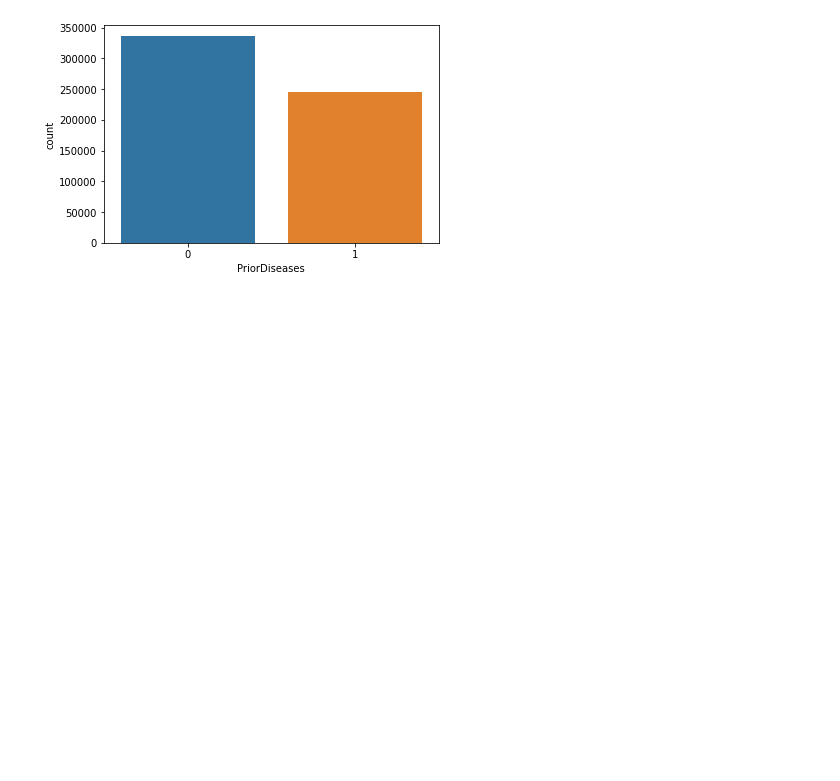
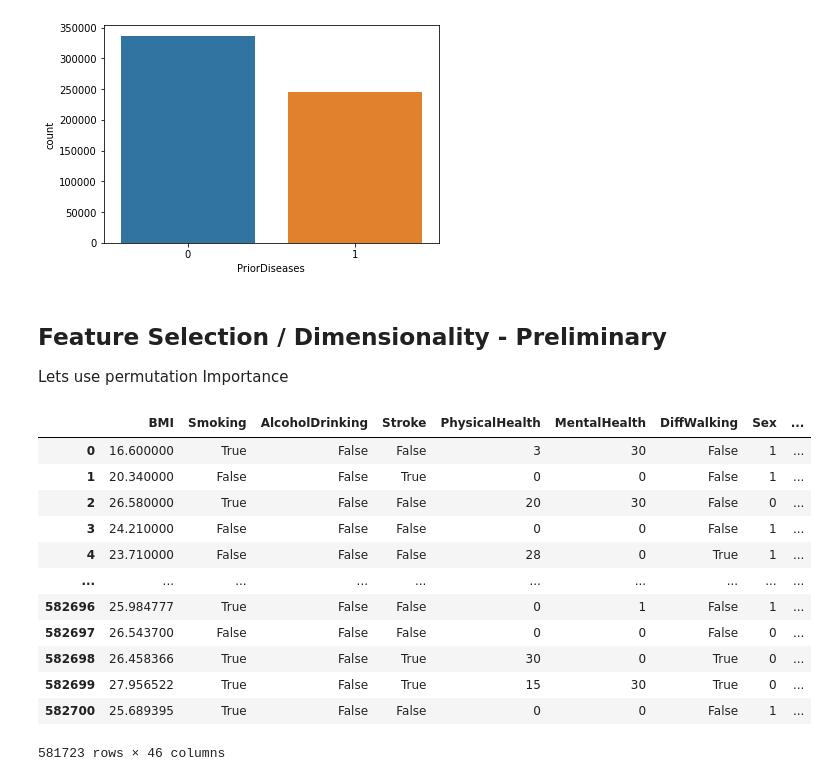
Before and after one commit to Portugapt/AAA-Explainability, a Jupyter notebook: source/2_preparation/2_heart_processing.ipynb, the cells around one changed output. Cells and saved outputs as stored; diff of their text form; code cells hidden in the pictures; blank space fills up the shorter version.

```diff
--- a/source/2_preparation/2_heart_processing.ipynb
+++ b/source/2_preparation/2_heart_processing.ipynb
@@ -451,3 +456,23 @@ sns.countplot(x = dfHeart_preprocessed['PriorDiseases'])
 # %% [output]
 <AxesSubplot:xlabel='PriorDiseases', ylabel='count'>
 [figure]
+# %% [markdown]
+## Feature Selection / Dimensionality - Preliminary
+
+Lets use permutation Importance
+# %%
+dfHeart_preprocessed
+# %% [output]
+|  | BMI | Smoking | AlcoholDrinking | Stroke | PhysicalHealth | MentalHealth | DiffWalking | Sex | ... |
+| 0 | 16.600000 | True | False | False | 3 | 30 | False | 1 | ... |
+| 1 | 20.340000 | False | False | True | 0 | 0 | False | 1 | ... |
+| 2 | 26.580000 | True | False | False | 20 | 30 | False | 0 | ... |
+| 3 | 24.210000 | False | False | False | 0 | 0 | False | 1 | ... |
+| 4 | 23.710000 | False | False | False | 28 | 0 | True | 1 | ... |
+| ... | ... | ... | ... | ... | ... | ... | ... | ... | ... |
+| 582696 | 25.984777 | True | False | False | 0 | 1 | False | 1 | ... |
+| 582697 | 26.543700 | False | False | False | 0 | 0 | False | 0 | ... |
+| 582698 | 26.458366 | True | False | True | 30 | 0 | True | 0 | ... |
+| 582699 | 27.956522 | True | False | True | 15 | 30 | True | 0 | ... |
+| 582700 | 25.689395 | True | False | False | 0 | 0 | False | 1 | ... |
+581723 rows × 46 columns
```
Also changed, not shown: parts of 11 cells of this notebook, 5 other files.
